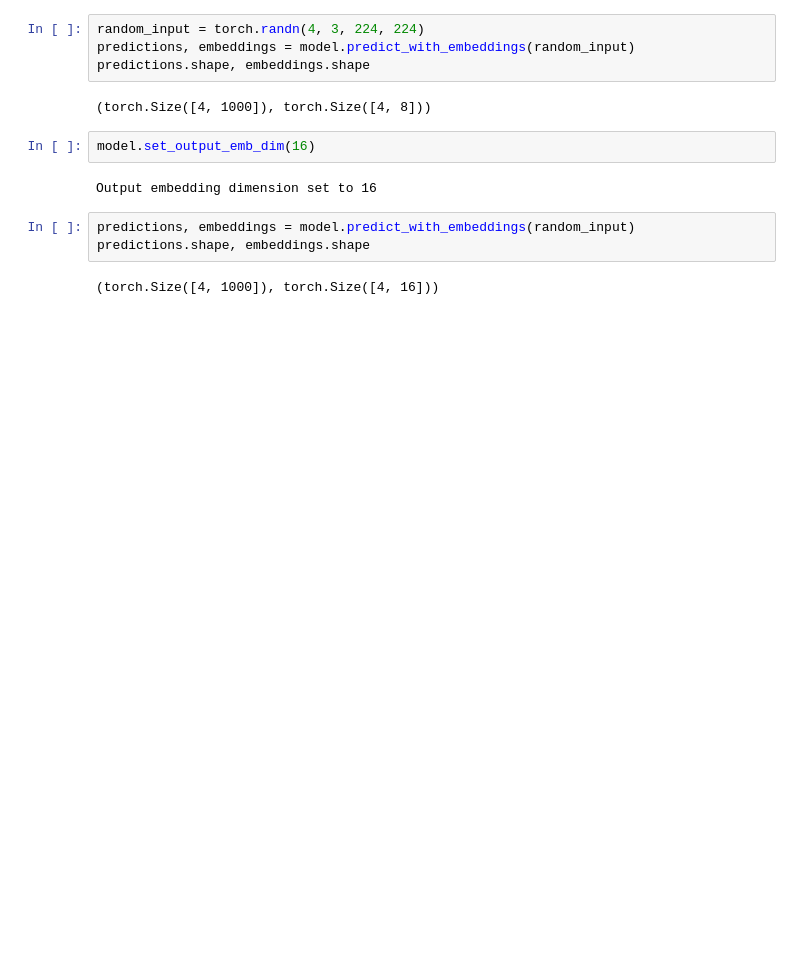
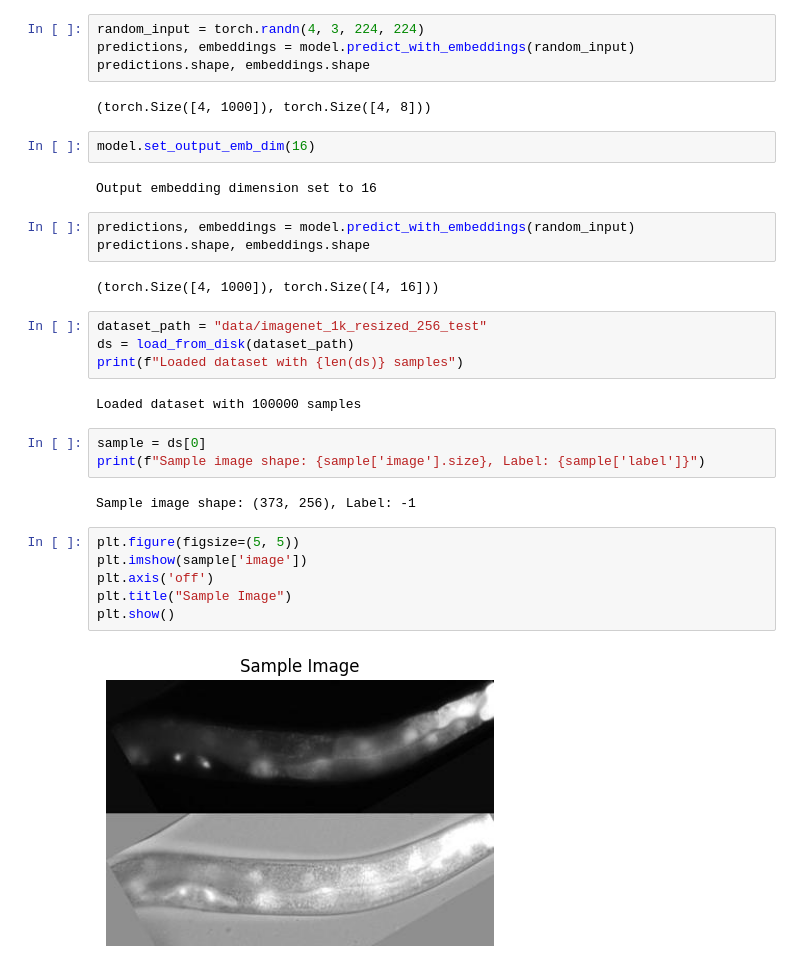
Before and after one commit to mmkuznecov/MRL, a Jupyter notebook: mri_checkout.ipynb, the cells around one changed output. Cells and saved outputs as stored; diff of their text form; blank space fills up the shorter version.

```diff
--- a/mri_checkout.ipynb
+++ b/mri_checkout.ipynb
@@ -31,3 +41,22 @@ predictions, embeddings = model.predict_with_embeddings(random_input)
 predictions.shape, embeddings.shape
 # %% [output]
 (torch.Size([4, 1000]), torch.Size([4, 16]))
+# %%
+dataset_path = "data/imagenet_1k_resized_256_test"
+ds = load_from_disk(dataset_path)
+print(f"Loaded dataset with {len(ds)} samples")
+# %% [output]
+Loaded dataset with 100000 samples
+# %%
+sample = ds[0]
+print(f"Sample image shape: {sample['image'].size}, Label: {sample['label']}")
+# %% [output]
+Sample image shape: (373, 256), Label: -1
+# %%
+plt.figure(figsize=(5, 5))
+plt.imshow(sample['image'])
+plt.axis('off')
+plt.title("Sample Image")
+plt.show()
+# %% [output]
+[figure, added]
```
Also changed, not shown: parts of 6 cells of this notebook, 2 other files.
